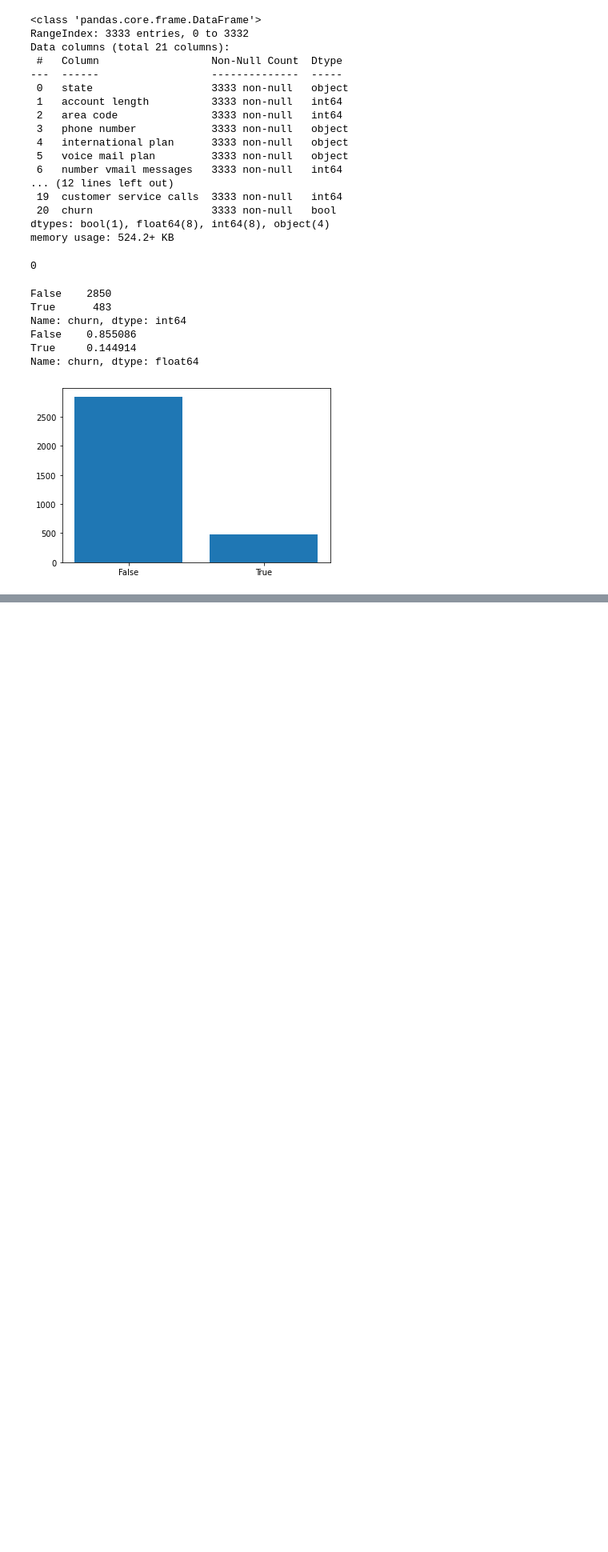
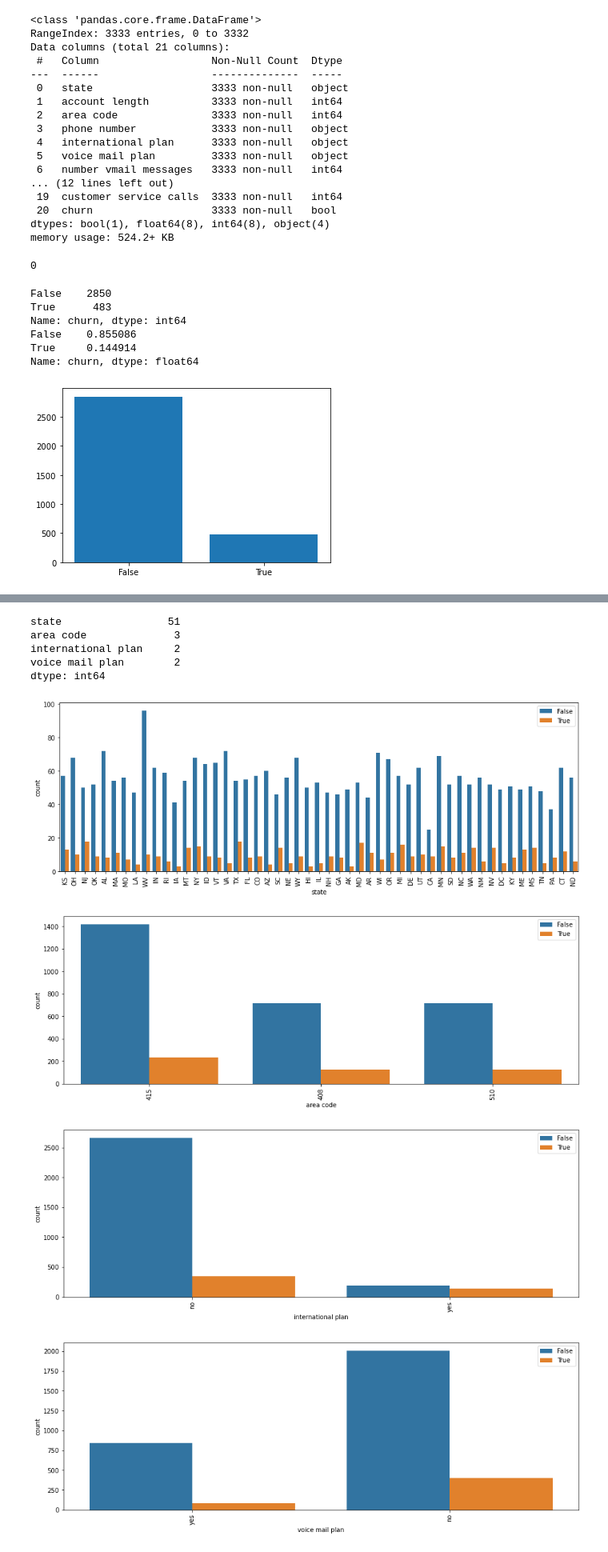
Before and after one commit to taingocbui/phase3_project, a Jupyter notebook: project3.ipynb, the cells around one changed output, grey strips where cells are left out. Shown at 80% size. Saved outputs shown, nothing was run; the diff lists cells and outputs as text; code cells hidden in the pictures; blank space fills up the shorter version.

```diff
--- a/project3.ipynb
+++ b/project3.ipynb
@@ -85,0 +120,25 @@ This public dataset is provided by the CrowdAnalytix community as part of their
+# %%
+df.drop('phone number', axis = 1, inplace = True)
+df['area code'] = df['area code'].apply(str)
+# %%
+#Select features with categorical values
+cat_features = df.select_dtypes("object").columns
+df[cat_features].nunique()
+# %% [output]
+state                 51
+area code              3
+international plan     2
+voice mail plan        2
+dtype: int64
+# %%
+for i in cat_features:
+    plt.figure(figsize=(15,5))
+    sns.countplot(x=i, hue="churn", data=df)
+    plt.xticks(rotation=90)
+    plt.legend(loc="upper right")
+    plt.show()
+# %% [output]
+[figure, added]
+[figure, added]
+[figure, added]
+[figure, added]
```
Also changed, not shown: parts of 29 cells of this notebook.
